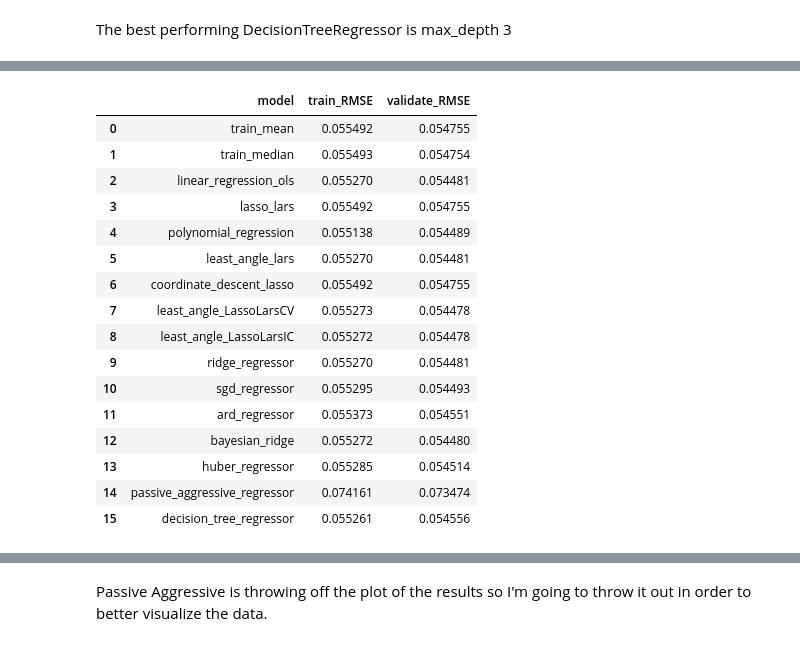
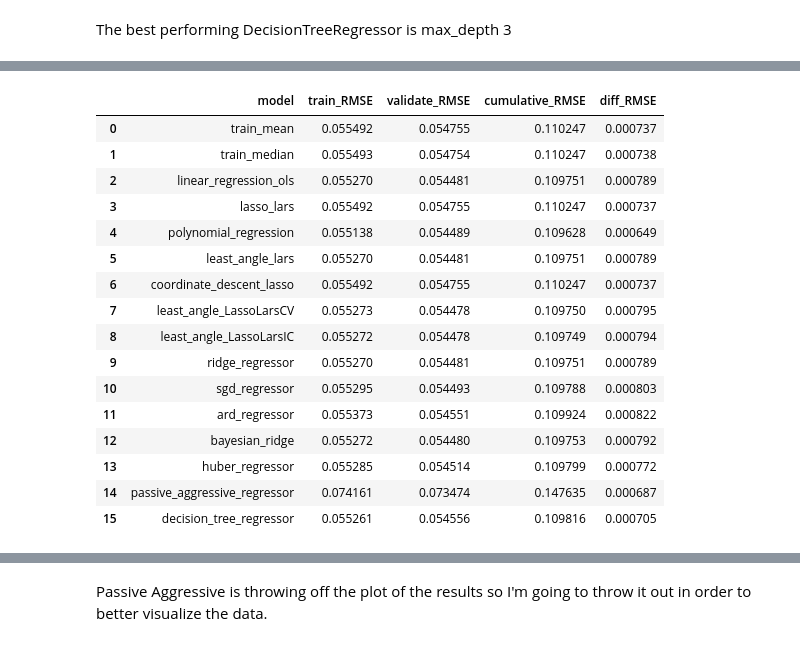
Before and after one commit to AndrewRachuig/clustering_project, a Jupyter notebook: model_working_notebook.ipynb, the cells around one changed output, grey strips where cells are left out. Cells and saved outputs as stored; diff of their text form; code cells hidden in the pictures.

```diff
--- a/model_working_notebook.ipynb
+++ b/model_working_notebook.ipynb
@@ -338,25 +352,27 @@ The best performing DecisionTreeRegressor is max_depth 3
 # initial_model_results.to_csv('model_results.csv', index=False)
 model_results = pd.read_csv('model_results.csv')
 # %%
+model_results['cumulative_RMSE'] = model_results.train_RMSE + model_results.validate_RMSE
+model_results['diff_RMSE'] = model_results.train_RMSE - model_results.validate_RMSE
 model_results
 # %% [output]
-|  | model | train_RMSE | validate_RMSE |
-| 0 | train_mean | 0.055492 | 0.054755 |
-| 1 | train_median | 0.055493 | 0.054754 |
-| 2 | linear_regression_ols | 0.055270 | 0.054481 |
-| 3 | lasso_lars | 0.055492 | 0.054755 |
-| 4 | polynomial_regression | 0.055138 | 0.054489 |
-| 5 | least_angle_lars | 0.055270 | 0.054481 |
-| 6 | coordinate_descent_lasso | 0.055492 | 0.054755 |
-| 7 | least_angle_LassoLarsCV | 0.055273 | 0.054478 |
-| 8 | least_angle_LassoLarsIC | 0.055272 | 0.054478 |
-| 9 | ridge_regressor | 0.055270 | 0.054481 |
-| 10 | sgd_regressor | 0.055295 | 0.054493 |
-| 11 | ard_regressor | 0.055373 | 0.054551 |
-| 12 | bayesian_ridge | 0.055272 | 0.054480 |
-| 13 | huber_regressor | 0.055285 | 0.054514 |
-| 14 | passive_aggressive_regressor | 0.074161 | 0.073474 |
-| 15 | decision_tree_regressor | 0.055261 | 0.054556 |
+|  | model | train_RMSE | validate_RMSE | cumulative_RMSE | diff_RMSE |
+| 0 | train_mean | 0.055492 | 0.054755 | 0.110247 | 0.000737 |
+| 1 | train_median | 0.055493 | 0.054754 | 0.110247 | 0.000738 |
+| 2 | linear_regression_ols | 0.055270 | 0.054481 | 0.109751 | 0.000789 |
+| 3 | lasso_lars | 0.055492 | 0.054755 | 0.110247 | 0.000737 |
+| 4 | polynomial_regression | 0.055138 | 0.054489 | 0.109628 | 0.000649 |
+| 5 | least_angle_lars | 0.055270 | 0.054481 | 0.109751 | 0.000789 |
+| 6 | coordinate_descent_lasso | 0.055492 | 0.054755 | 0.110247 | 0.000737 |
+| 7 | least_angle_LassoLarsCV | 0.055273 | 0.054478 | 0.109750 | 0.000795 |
+| 8 | least_angle_LassoLarsIC | 0.055272 | 0.054478 | 0.109749 | 0.000794 |
+| 9 | ridge_regressor | 0.055270 | 0.054481 | 0.109751 | 0.000789 |
+| 10 | sgd_regressor | 0.055295 | 0.054493 | 0.109788 | 0.000803 |
+| 11 | ard_regressor | 0.055373 | 0.054551 | 0.109924 | 0.000822 |
+| 12 | bayesian_ridge | 0.055272 | 0.054480 | 0.109753 | 0.000792 |
+| 13 | huber_regressor | 0.055285 | 0.054514 | 0.109799 | 0.000772 |
+| 14 | passive_aggressive_regressor | 0.074161 | 0.073474 | 0.147635 | 0.000687 |
+| 15 | decision_tree_regressor | 0.055261 | 0.054556 | 0.109816 | 0.000705 |
 # %%
 plt.figure(figsize=(15,10))
 mod = sns.lineplot(data=model_results)
```
Also changed, not shown: parts of 40 cells of this notebook.
